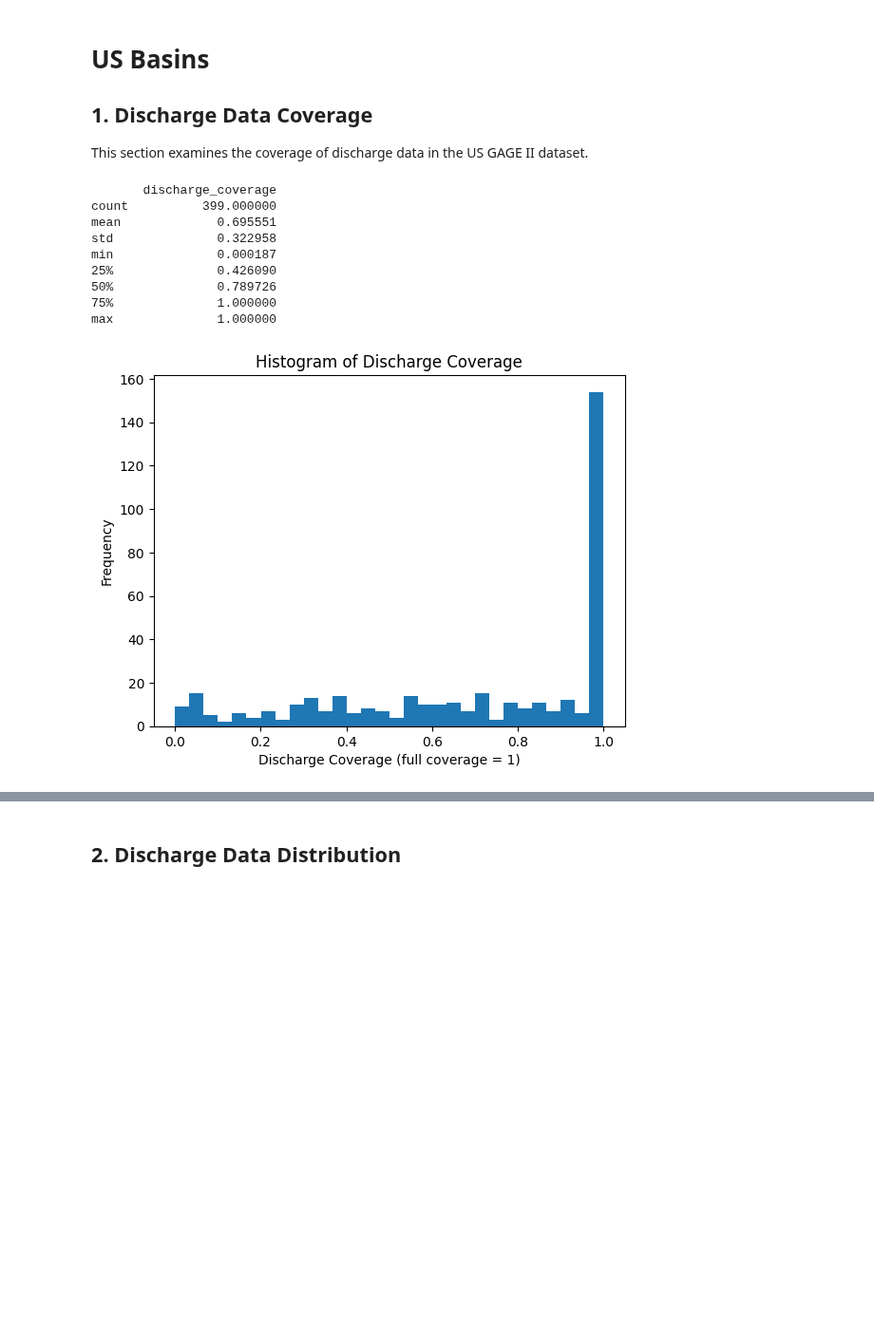
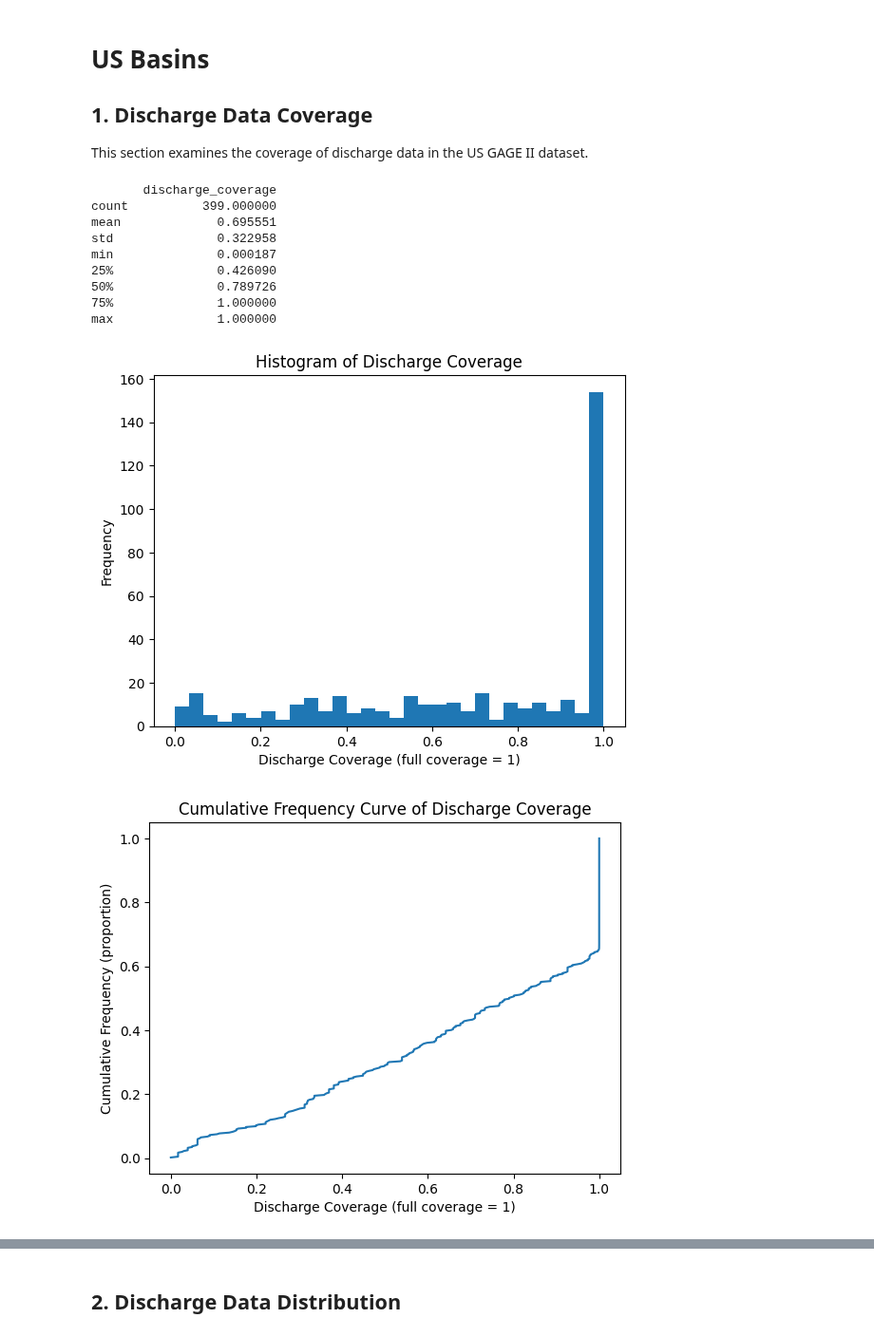
Before and after one commit to yunsupark1120/GAGEii_modeling, a Jupyter notebook: eda.ipynb, the cells around one changed output, grey strips where cells are left out. Shown at 95% size. Drawn from its saved outputs; the diff is of its cells as text; code cells hidden in the pictures; blank space fills up the shorter version.

```diff
--- a/eda.ipynb
+++ b/eda.ipynb
@@ -86,26 +86,44 @@ for file_name in tqdm(US_file_names):
     key_index = file_name[:-4]
     basins_dict[key_index] = discharge_coverage
 # %%
+import pandas as pd
+import matplotlib.pyplot as plt
+
+# Assuming basins_dict is already defined and contains the data
 # Convert the dictionary to a dataframe
-US_discharge_coverage_df: pd.DataFrame = pd.DataFrame.from_dict(basins_dict, orient='index', columns=['discharge_coverage'])
+US_discharge_coverage_df = pd.DataFrame.from_dict(basins_dict, orient='index', columns=['discharge_coverage'])
 
 # Display summary statistics
 print(US_discharge_coverage_df.describe())
 
-# Plot the discharge coverage
+# Plot the discharge coverage histogram
 plt.hist(US_discharge_coverage_df['discharge_coverage'], bins=30)
 plt.xlabel('Discharge Coverage (full coverage = 1)')
 plt.ylabel('Frequency')
 plt.title('Histogram of Discharge Coverage')
 plt.show()
+
+# Sort the discharge coverage in ascending order
+sorted_coverage = US_discharge_coverage_df['discharge_coverage'].sort_values()
+
+# Calculate the cumulative frequency
+cumulative_frequency = sorted_coverage.rank(method='first') / len(sorted_coverage)
+
+# Plot the cumulative curve
+plt.plot(sorted_coverage, cumulative_frequency)
+plt.xlabel('Discharge Coverage (full coverage = 1)')
+plt.ylabel('Cumulative Frequency (proportion)')
+plt.title('Cumulative Frequency Curve of Discharge Coverage')
+plt.show()
 # %% [output]
        discharge_coverage
 count          399.000000
 mean             0.695551
 std              0.322958
 min              0.000187
 25%              0.426090
 50%              0.789726
 75%              1.000000
 max              1.000000
 [figure]
+[figure, added]
```
Also changed, not shown: parts of 12 cells of this notebook, 1 other file.
